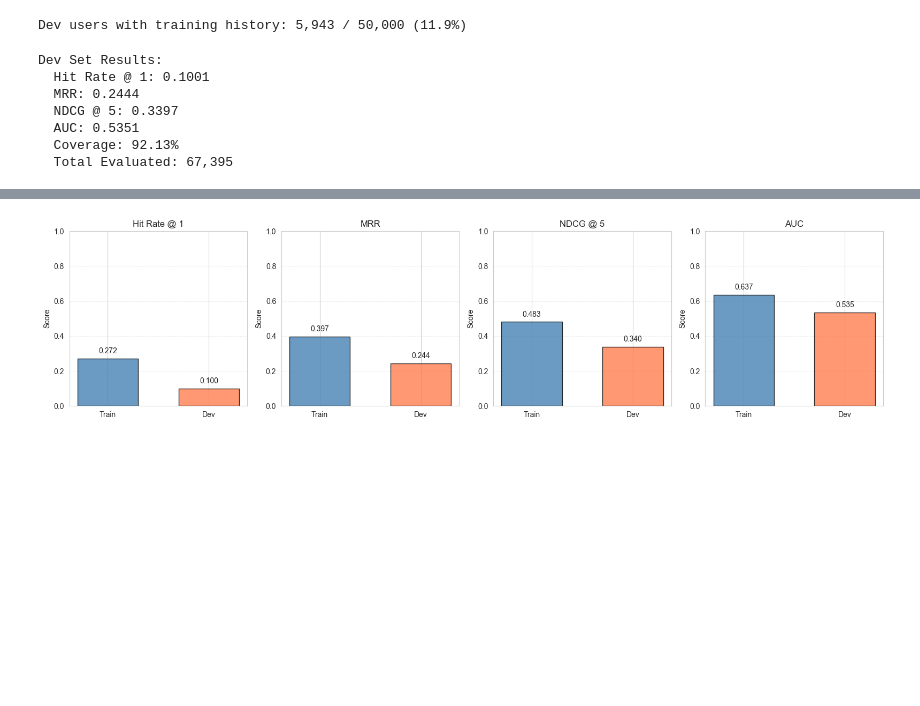
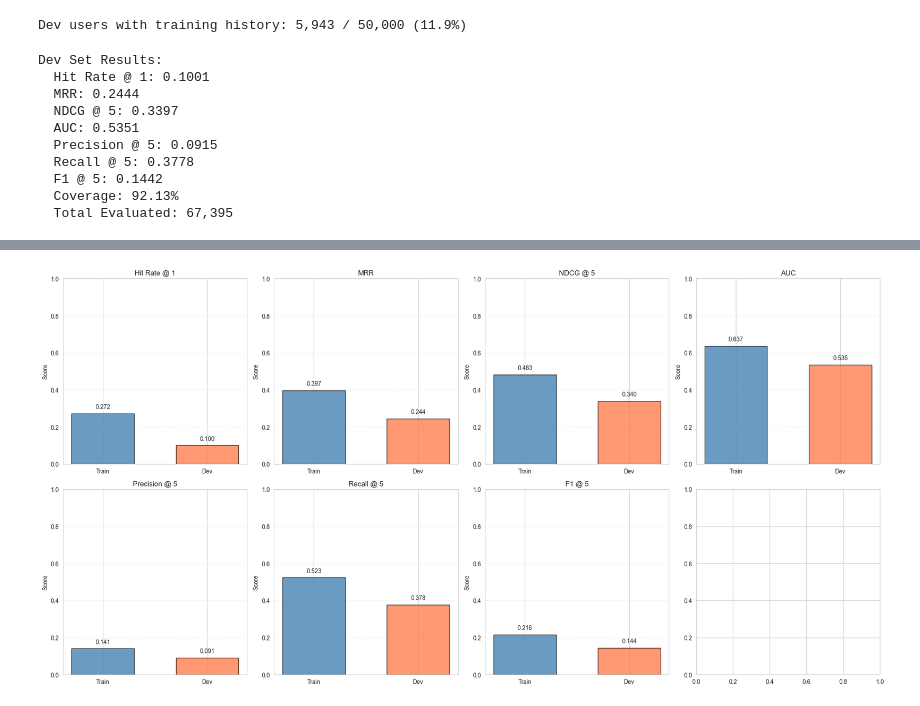
Before and after one commit to Tejaaswini/advml_hw2, a Jupyter notebook: clustering.ipynb, the cells around one changed output, grey strips where cells are left out. Cells and saved outputs as stored; diff of their text form; code cells hidden in the pictures; blank space fills up the shorter version.

Commit message:
update metrices

```diff
--- a/clustering.ipynb
+++ b/clustering.ipynb
@@ -243,6 +243,9 @@ def evaluate_recommendations(behaviors_df, sample_size=None, random_seed=42):
     reciprocal_ranks = []
     ndcg_scores = []
     auc_scores = []
+    precision_scores = []
+    f1_scores = []
+    recall_scores = []
     total_evaluated = 0
 
     for _, row in eval_df.iterrows():
@@ -274,11 +277,21 @@ def evaluate_recommendations(behaviors_df, sample_size=None, random_seed=42):
         idcg = sum(1.0 / np.log2(rank + 1) for rank in ideal_ranks)
         ndcg_scores.append(dcg / idcg if idcg > 0 else 0.0)
 
+        # Compute precision, recall, and F1 at top-5
+        top_5_labels = labels[top_5_indices]
+        top_5_predictions = np.ones_like(top_5_labels)  # All top-5 are predicted as positive
+        precision_scores.append(precision_score(top_5_labels, top_5_predictions, zero_division=0))
+        recall_scores.append(recall_score(top_5_labels, top_5_predictions, zero_division=0))
+        f1_scores.append(f1_score(top_5_labels, top_5_predictions, zero_division=0))
+
     return {
         'Hit Rate @ 1': hits_at_1 / total_evaluated if total_evaluated > 0 else 0.0,
         'MRR': np.mean(reciprocal_ranks) if reciprocal_ranks else 0.0,
         'NDCG @ 5': np.mean(ndcg_scores) if ndcg_scores else 0.0,
         'AUC': np.mean(auc_scores) if auc_scores else 0.0,
+        'Precision @ 5': np.mean(precision_scores) if precision_scores else 0.0,
+        'Recall @ 5': np.mean(recall_scores) if recall_scores else 0.0,
+        'F1 @ 5': np.mean(f1_scores) if f1_scores else 0.0,
         'Coverage': total_evaluated / len(eval_df) if len(eval_df) > 0 else 0.0,
         'Total Evaluated': total_evaluated
     }
@@ -527,16 +543,21 @@ Dev Set Results:
   MRR: 0.2444
   NDCG @ 5: 0.3397
   AUC: 0.5351
+  Precision @ 5: 0.0915
+  Recall @ 5: 0.3778
+  F1 @ 5: 0.1442
   Coverage: 92.13%
   Total Evaluated: 67,395
 # %%
 # Create comparison
 comparison_df = pd.DataFrame({
-    'Metric': ['Hit Rate @ 1', 'MRR', 'NDCG @ 5', 'AUC', 'Coverage'],
+    'Metric': ['Hit Rate @ 1', 'MRR', 'NDCG @ 5', 'AUC', 'Precision @ 5', 'Recall @ 5', 'F1 @ 5', 'Coverage'],
     'Train': [train_metrics['Hit Rate @ 1'], train_metrics['MRR'], train_metrics['NDCG @ 5'],
-              train_metrics['AUC'], train_metrics['Coverage']],
+              train_metrics['AUC'], train_metrics['Precision @ 5'], train_metrics['Recall @ 5'], train_metrics['F1 @ 5'],
+              train_metrics['Coverage']],
     'Dev': [dev_metrics['Hit Rate @ 1'], dev_metrics['MRR'], dev_metrics['NDCG @ 5'],
-            dev_metrics['AUC'], dev_metrics['Coverage']]
+            dev_metrics['AUC'], dev_metrics['Precision @ 5'], dev_metrics['Recall @ 5'], dev_metrics['F1 @ 5'],
+            dev_metrics['Coverage']]
 })
 comparison_df['Difference'] = comparison_df['Train'] - comparison_df['Dev']
 comparison_df['Relative Diff %'] = ((comparison_df['Train'] - comparison_df['Dev']) / comparison_df['Train'] * 100).round(2)
@@ -545,21 +566,23 @@ print("Train vs Dev Comparison:")
 print(comparison_df.to_string(index=False))
 
 # Visualization
-fig, axes = plt.subplots(1, 4, figsize=(16, 4))
-metrics_to_plot = ['Hit Rate @ 1', 'MRR', 'NDCG @ 5', 'AUC']
+fig, axes = plt.subplots(2, 4, figsize=(20, 10))
+metrics_to_plot = ['Hit Rate @ 1', 'MRR', 'NDCG @ 5', 'AUC', 'Precision @ 5', 'Recall @ 5', 'F1 @ 5']
 
 for i, metric in enumerate(metrics_to_plot):
+    row = i // 4
+    col = i % 4
     train_val = comparison_df[comparison_df['Metric'] == metric]['Train'].values[0]
     dev_val = comparison_df[comparison_df['Metric'] == metric]['Dev'].values[0]
 
-    axes[i].bar(['Train', 'Dev'], [train_val, dev_val], width=0.6,
+    axes[row, col].bar(['Train', 'Dev'], [train_val, dev_val], width=0.6,
                 color=['steelblue', 'coral'], alpha=0.8, edgecolor='black')
-    axes[i].set_ylabel('Score')
-    axes[i].set_title(metric)
-    axes[i].set_ylim([0, 1.0])
-    axes[i].grid(axis='y', alpha=0.3, linestyle='--')
-    axes[i].text(0, train_val + 0.02, f'{train_val:.3f}', ha='center', va='bottom')
-    axes[i].text(1, dev_val + 0.02, f'{dev_val:.3f}', ha='center', va='bottom')
+    axes[row, col].set_ylabel('Score')
+    axes[row, col].set_title(metric)
+    axes[row, col].set_ylim([0, 1.0])
+    axes[row, col].grid(axis='y', alpha=0.3, linestyle='--')
+    axes[row, col].text(0, train_val + 0.02, f'{train_val:.3f}', ha='center', va='bottom')
+    axes[row, col].text(1, dev_val + 0.02, f'{dev_val:.3f}', ha='center', va='bottom')
 
 plt.tight_layout()
 plt.show()
@@ -574 +600 @@ Hit Rate @ 1 0.272112 0.100111    0.172000            63.21
-[figure, old version]
+[figure, new version]
```
Also changed, not shown: parts of 3 cells of this notebook, 3 other files.
